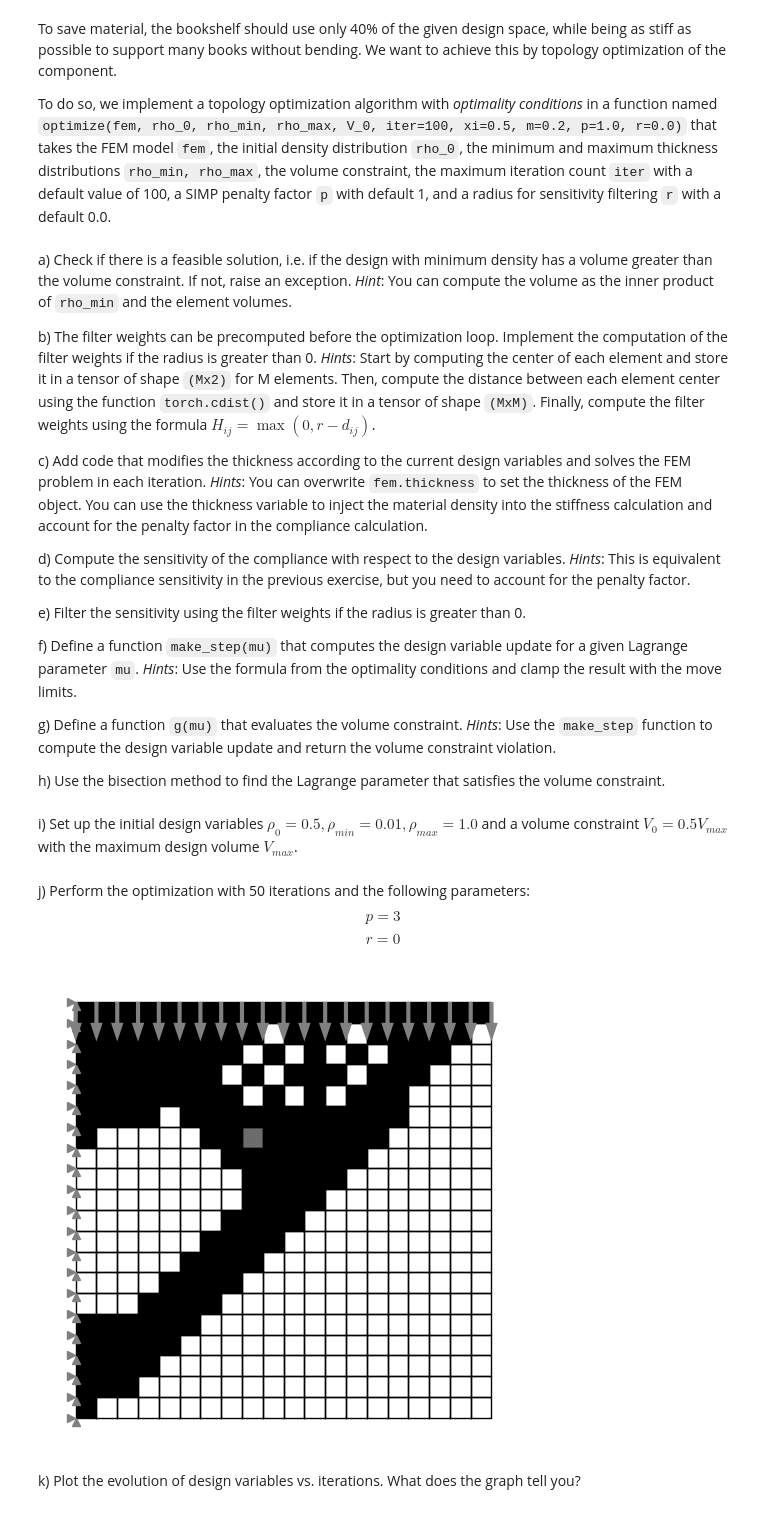
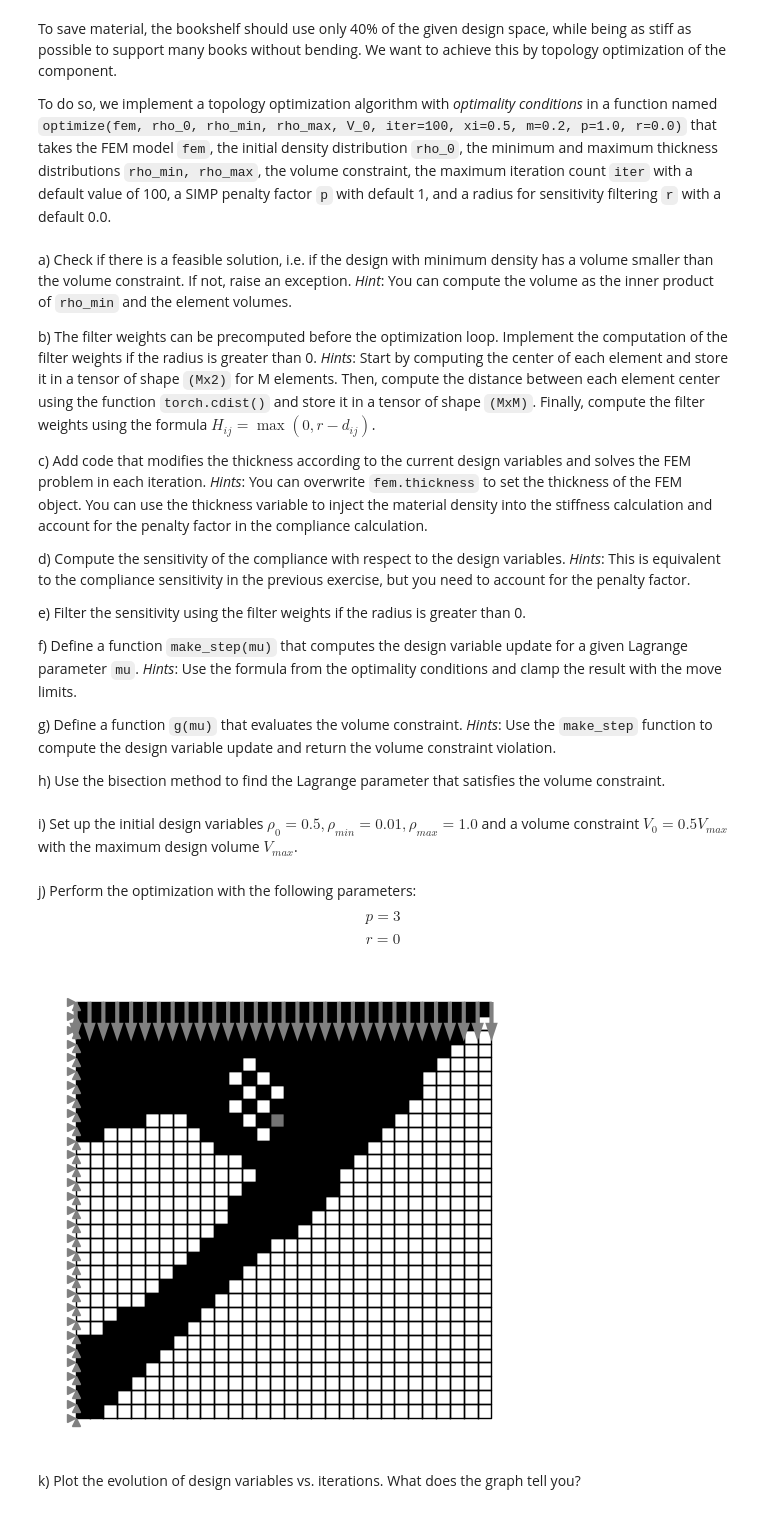
Before and after one commit to meyer-nils/structural_optimization, a Jupyter notebook: notebooks/exercise_09_topology.ipynb, the cells around one changed output. Cells and saved outputs as stored; diff of their text form; code cells hidden in the pictures.

```diff
--- a/notebooks/exercise_09_topology.ipynb
+++ b/notebooks/exercise_09_topology.ipynb
@@ -20,7 +21,7 @@ This is the planar FEM model from last exercise with an increased number of elem
 material = IsotropicPlaneStress(E=1000.0, nu=0.3)
 
 # Create nodes
-N = 20
+N = 30
 n1 = torch.linspace(0.0, 1, N + 1)
 n2 = torch.linspace(0.0, 1, N + 1)
 n1, n2 = torch.stack(torch.meshgrid(n1, n2, indexing="xy"))
@@ -99,7 +100,7 @@ To save material, the bookshelf should use only 40% of the given design space, w
 
 To do so, we implement a topology optimization algorithm with *optimality conditions* in a function named `optimize(fem, rho_0, rho_min, rho_max, V_0, iter=100, xi=0.5, m=0.2, p=1.0, r=0.0)` that takes the FEM model `fem`, the initial density distribution `rho_0`, the minimum and maximum thickness distributions `rho_min, rho_max`, the volume constraint, the maximum iteration count `iter` with a default value of 100, a SIMP penalty factor `p` with default 1, and a radius for sensitivity filtering `r` with a default 0.0.
 # %% [markdown]
-a) Check if there is a feasible solution, i.e. if the design with minimum density has a volume greater than the volume constraint. If not, raise an exception. *Hint*: You can compute the volume as the inner product of `rho_min` and the element volumes.
+a) Check if there is a feasible solution, i.e. if the design with minimum density has a volume smaller than the volume constraint. If not, raise an exception. *Hint*: You can compute the volume as the inner product of `rho_min` and the element volumes.
 
 b) The filter weights can be precomputed before the optimization loop. Implement the computation of the filter weights if the radius is greater than 0.
 *Hints*: Start by computing the center of each element and store it in a tensor of shape `(Mx2)` for M elements. Then, compute the distance between each element center using the function `torch.cdist()` and store it in a tensor of shape `(MxM)`. Finally, compute the filter weights using the formula $H_{ij} = \max(0, r - d_{ij})$.
@@ -117,7 +118,7 @@ g) Define a function `g(mu)` that evaluates the volume constraint. *Hints*: Use
 
 h) Use the bisection method to find the Lagrange parameter that satisfies the volume constraint.
 # %%
-def optimize(fem, rho_0, rho_min, rho_max, V_0, iter=50, xi=0.5, m=0.2, p=1.0, r=0.0):
+def optimize(fem, rho_0, rho_min, rho_max, V_0, iter=100, xi=0.5, m=0.2, p=1.0, r=0.0):
     k0 = torch.einsum("i,ijk->ijk", 1.0 / fem.thickness, fem.k())
     rho = [rho_0]
     vols = d * compute_areas(fem)
@@ -181,15 +182,15 @@ rho_max = 1.0 * torch.ones_like(rho_0)
 vols = d * compute_areas(square)
 V0 = 0.4 * vols.sum()
 # %% [markdown]
-j) Perform the optimization with 50 iterations and the following parameters:
+j) Perform the optimization with the following parameters:
 $$p=3$$
 $$r=0$$
 # %%
 # Optimize and visualize results
-d_opt = optimize(square, rho_0, rho_min, rho_max, V0, iter=50, p=3.0, r=0.0)
+d_opt = optimize(square, rho_0, rho_min, rho_max, V0, p=3.0, r=0.0)
 square.plot(element_property=d_opt[-1], cmap="gray_r")
 # %% [output]
-[figure, old version]
+[figure, new version]
 # %% [markdown]
 k) Plot the evolution of design variables vs. iterations. What does the graph tell you?
 # %%
```
Also changed, not shown: parts of 7 cells of this notebook, 1 other file.
